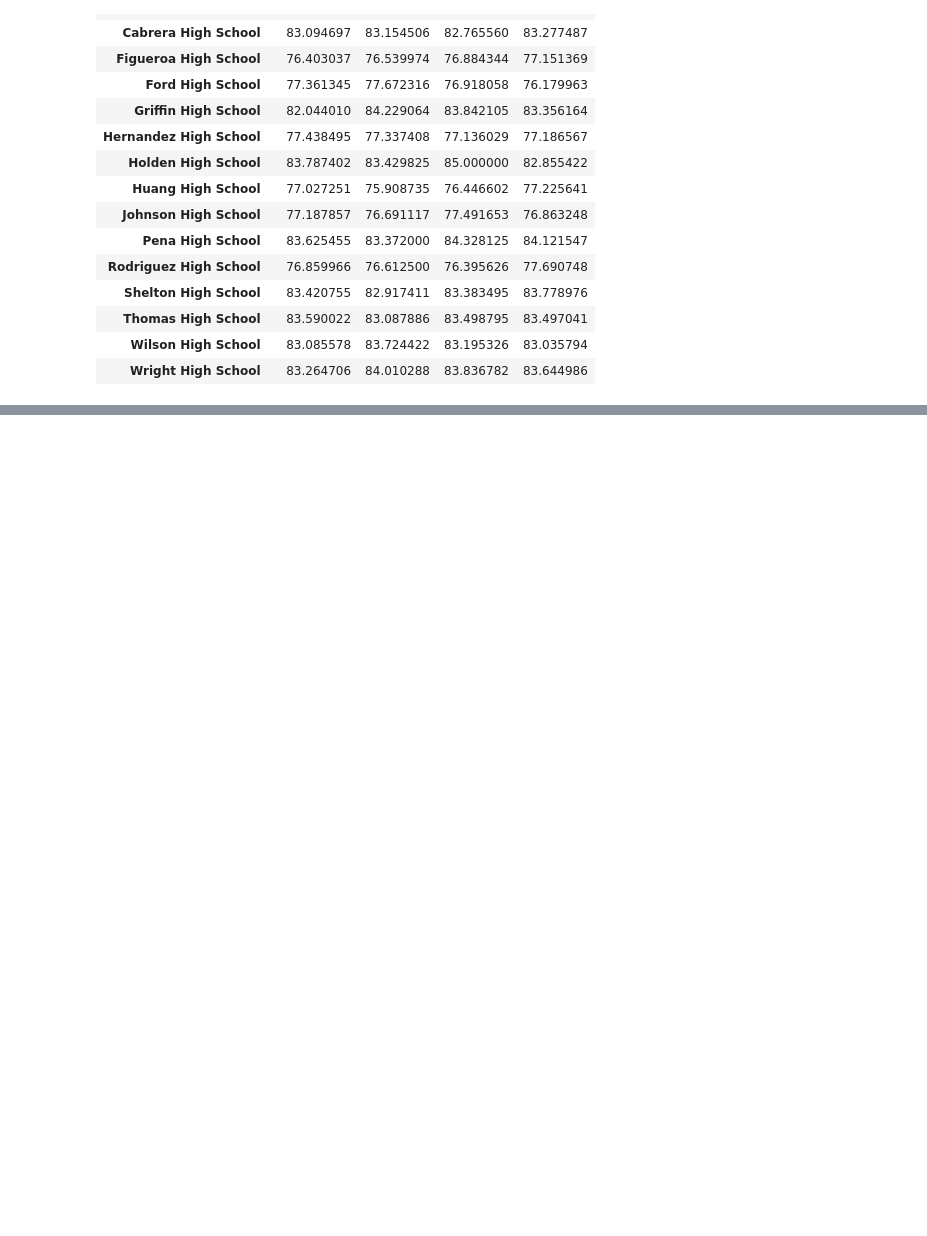
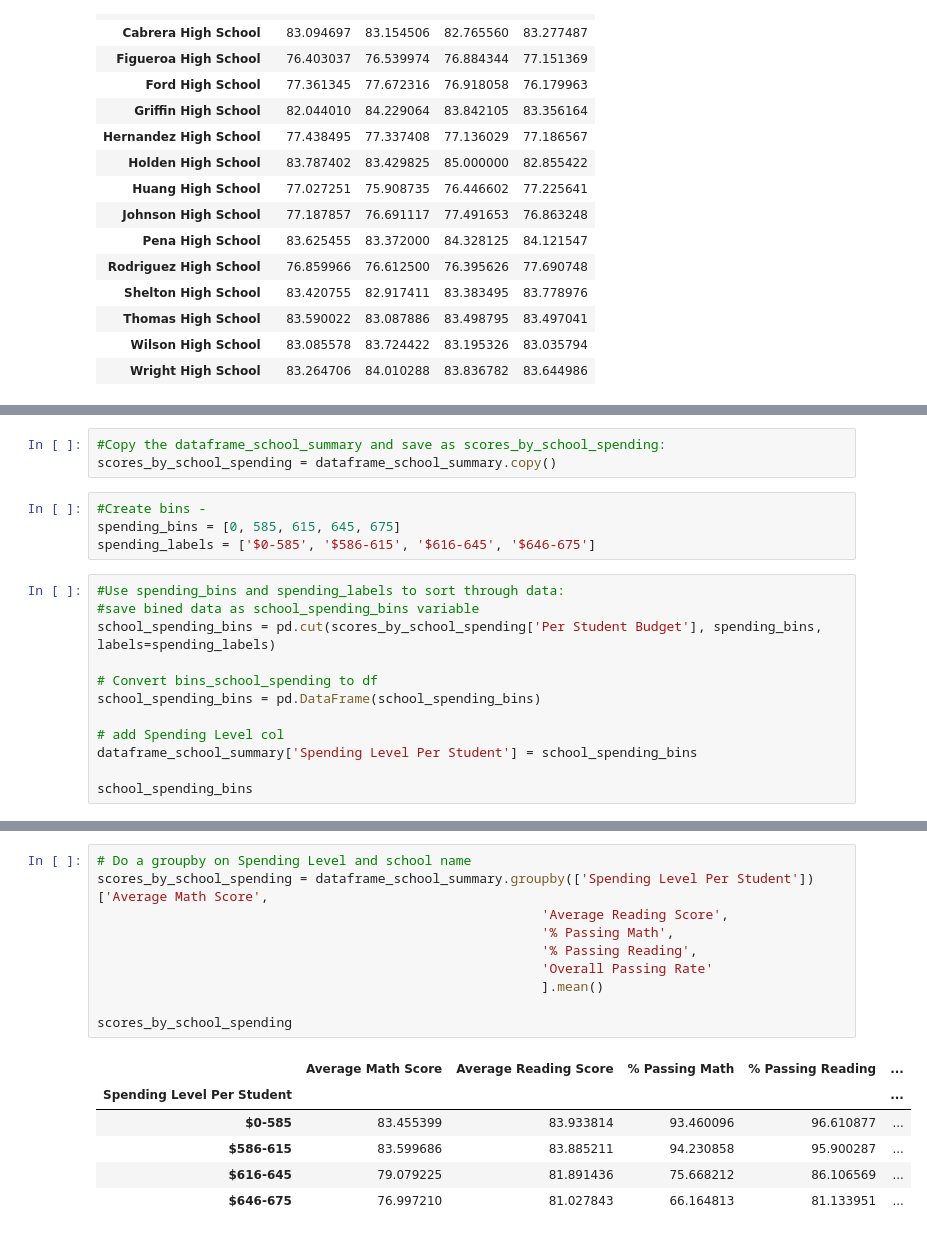
Before and after one commit to perliz77/pandas-challenge, a Jupyter notebook: Academy_Py.ipynb, the cells around one changed output, grey strips where cells are left out. Saved outputs shown, nothing was run; the diff lists cells and outputs as text; blank space fills up the shorter version.

```diff
--- a/Academy_Py.ipynb
+++ b/Academy_Py.ipynb
@@ -503,0 +509,19 @@ clean_avg_math_score_by_grade
+# %%
+#Copy the dataframe_school_summary and save as scores_by_school_spending:
+scores_by_school_spending = dataframe_school_summary.copy()
+# %%
+#Create bins -
+spending_bins = [0, 585, 615, 645, 675]
+spending_labels = ['$0-585', '$586-615', '$616-645', '$646-675']
+# %%
+#Use spending_bins and spending_labels to sort through data:
+#save bined data as school_spending_bins variable
+school_spending_bins = pd.cut(scores_by_school_spending['Per Student Budget'], spending_bins, labels=spending_labels)
+
+# Convert bins_school_spending to df
+school_spending_bins = pd.DataFrame(school_spending_bins)
+
+# add Spending Level col
+dataframe_school_summary['Spending Level Per Student'] = school_spending_bins
+
+school_spending_bins
@@ -503,0 +545,17 @@ clean_avg_math_score_by_grade
+# %%
+# Do a groupby on Spending Level and school name
+scores_by_school_spending = dataframe_school_summary.groupby(['Spending Level Per Student'])['Average Math Score',
+                                                         'Average Reading Score',
+                                                         '% Passing Math',
+                                                         '% Passing Reading',
+                                                         'Overall Passing Rate'
+                                                         ].mean()
+
+scores_by_school_spending
+# %% [output]
+|  | Average Math Score | Average Reading Score | % Passing Math | % Passing Reading | ... |
+| Spending Level Per Student |  |  |  |  | ... |
+| $0-585 | 83.455399 | 83.933814 | 93.460096 | 96.610877 | ... |
+| $586-615 | 83.599686 | 83.885211 | 94.230858 | 95.900287 | ... |
+| $616-645 | 79.079225 | 81.891436 | 75.668212 | 86.106569 | ... |
+| $646-675 | 76.997210 | 81.027843 | 66.164813 | 81.133951 | ... |
```
Also changed, not shown: parts of 5 cells of this notebook.
